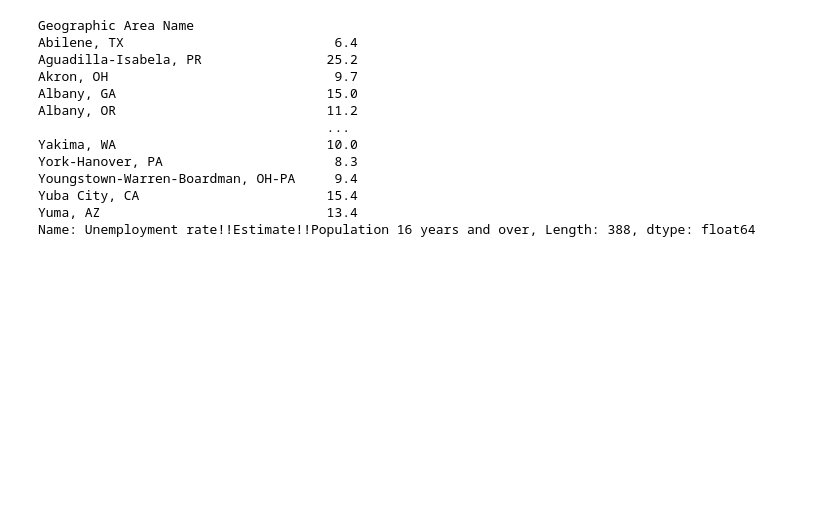
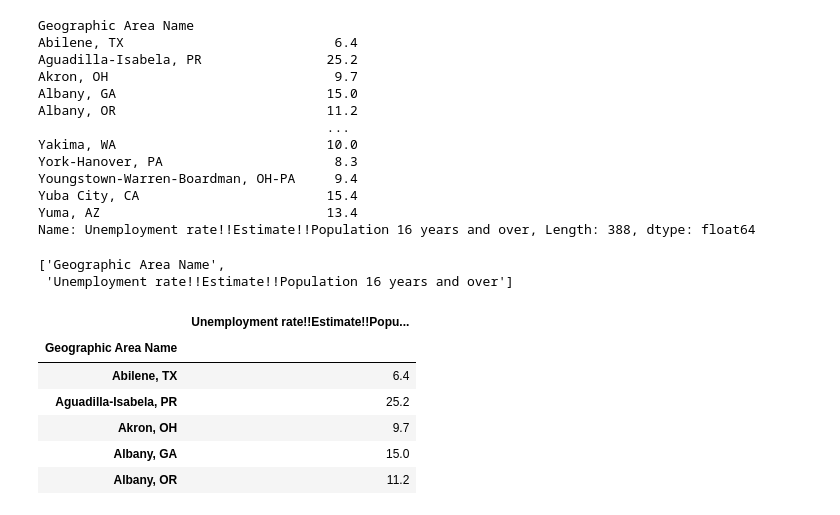
Before and after one commit to narslab/msa-emission-typologies, a Jupyter notebook: bin/jupyter/data-aggregation-pop.ipynb, the cells around one changed output. Drawn from its saved outputs; the diff is of its cells as text; code cells hidden in the pictures; blank space fills up the shorter version.

```diff
--- a/bin/jupyter/data-aggregation-pop.ipynb
+++ b/bin/jupyter/data-aggregation-pop.ipynb
@@ -58,6 +58,9 @@ filtered_cols = [col for col in filtered_cols if 'EDUCATIONAL' not in col]
 filtered_cols = [col for col in filtered_cols if 'DISABILITY' not in col]
 filtered_cols = [col for col in filtered_cols if 'White' not in col]
 filtered_cols = [col for col in filtered_cols if 'race' not in col]
+filtered_cols = [col for col in filtered_cols if 'AGE' not in col]
+filtered_cols = [col for col in filtered_cols if 'POVERTY' not in col]
+filtered_cols = [col for col in filtered_cols if '20' not in col]
 filtered_cols
 # %% [output]
 ['Geography',
@@ -165,3 +155,24 @@ Youngstown-Warren-Boardman, OH-PA     9.4
 Yuba City, CA                        15.4
 Yuma, AZ                             13.4
 Name: Unemployment rate!!Estimate!!Population 16 years and over, Length: 388, dtype: float64
+# %%
+filtered_cols = [col for col in filtered_cols if 'Employed' not in col]
+filtered_cols = [col for col in filtered_cols if 'labor' not in col]
+filtered_cols = [col for col in filtered_cols if 'Total' not in col]
+filtered_cols = [col for col in filtered_cols if 'Geography' not in col]
+filtered_cols
+# %% [output]
+['Geographic Area Name',
+ 'Unemployment rate!!Estimate!!Population 16 years and over']
+# %%
+pop_df = pop_df.filter(filtered_cols)
+# %%
+pop_df.head()
+# %% [output]
+|  | Unemployment rate!!Estimate!!Popu... |
+| Geographic Area Name |  |
+| Abilene, TX | 6.4 |
+| Aguadilla-Isabela, PR | 25.2 |
+| Akron, OH | 9.7 |
+| Albany, GA | 15.0 |
+| Albany, OR | 11.2 |
```
Also changed, not shown: parts of 10 cells of this notebook, 4 other files.
